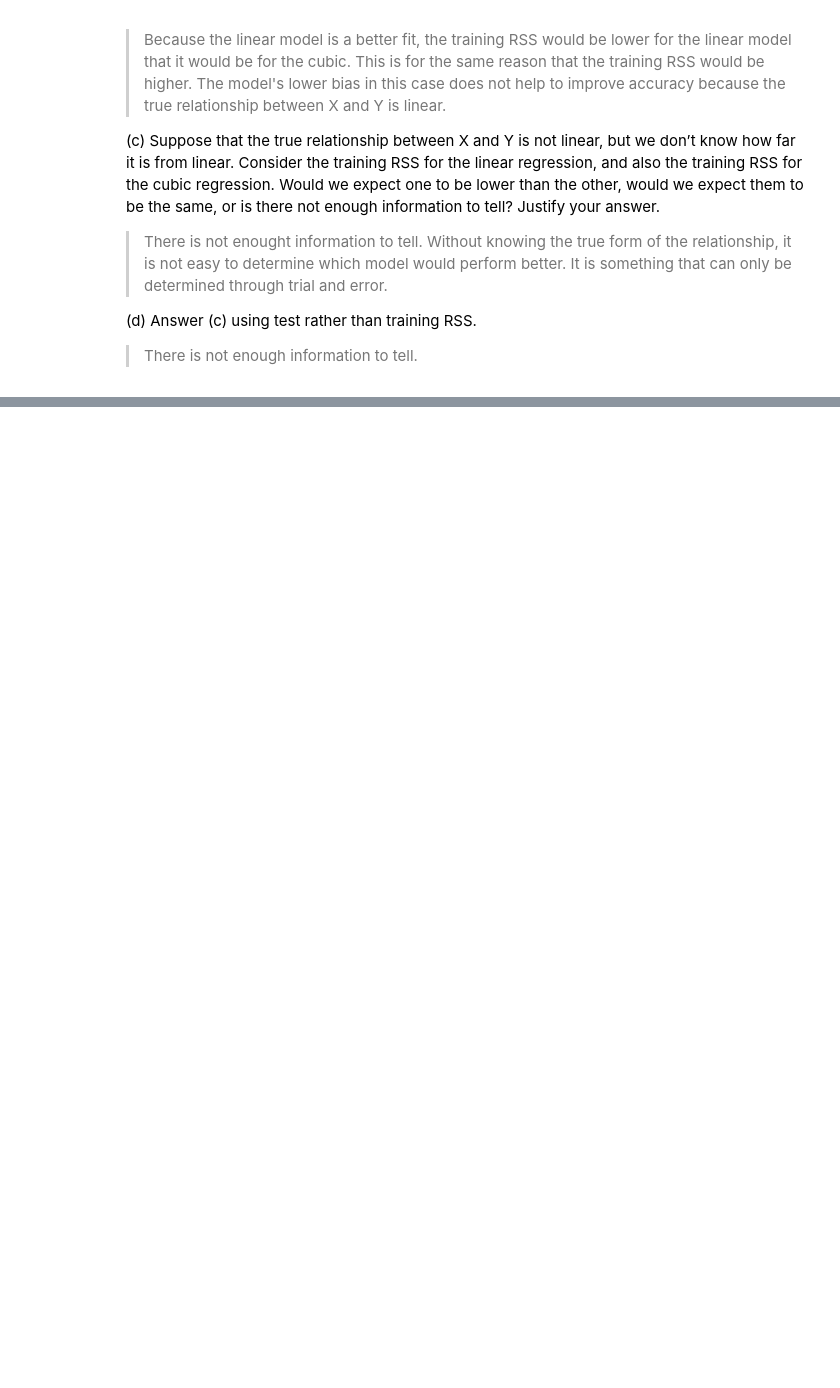
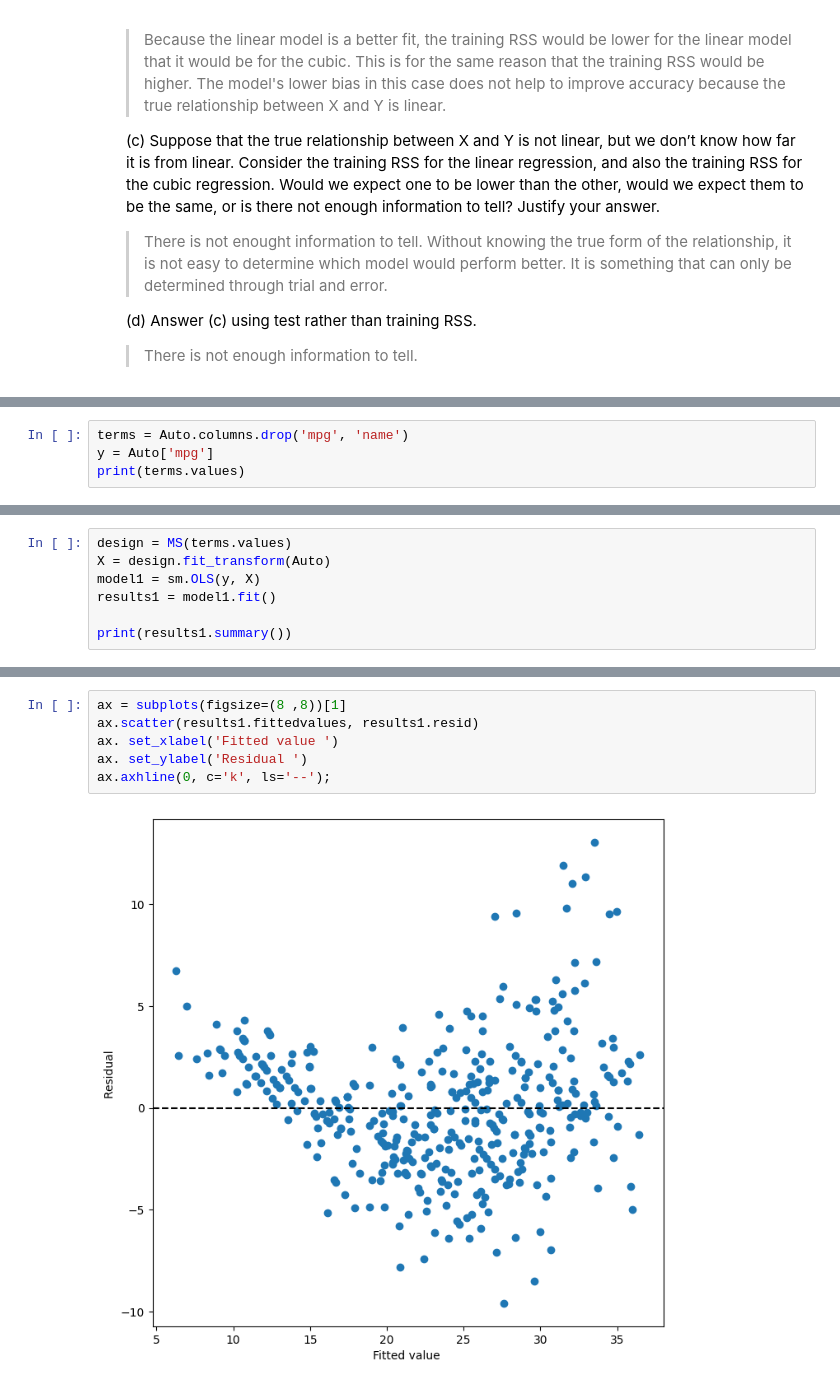
Before and after one commit to xuzmocode4-325/isl, a Jupyter notebook: 2-linear-regression/notebooks/exercises.ipynb, the cells around one changed output, grey strips where cells are left out. Cells and saved outputs as stored; diff of their text form; blank space fills up the shorter version.

```diff
--- a/2-linear-regression/notebooks/exercises.ipynb
+++ b/2-linear-regression/notebooks/exercises.ipynb
@@ -64,0 +241,4 @@ regression methods.
+# %%
+terms = Auto.columns.drop('mpg', 'name')
+y = Auto['mpg']
+print(terms.values)
@@ -64,0 +248,7 @@ regression methods.
+# %%
+design = MS(terms.values)
+X = design.fit_transform(Auto)
+model1 = sm.OLS(y, X)
+results1 = model1.fit()
+
+print(results1.summary())
@@ -64,0 +315,8 @@ regression methods.
+# %%
+ax = subplots(figsize=(8 ,8))[1]
+ax.scatter(results1.fittedvalues, results1.resid)
+ax. set_xlabel('Fitted value ')
+ax. set_ylabel('Residual ')
+ax.axhline(0, c='k', ls='--');
+# %% [output]
+[figure, added]
```
Also changed, not shown: parts of 37 cells of this notebook, 2 other files.
